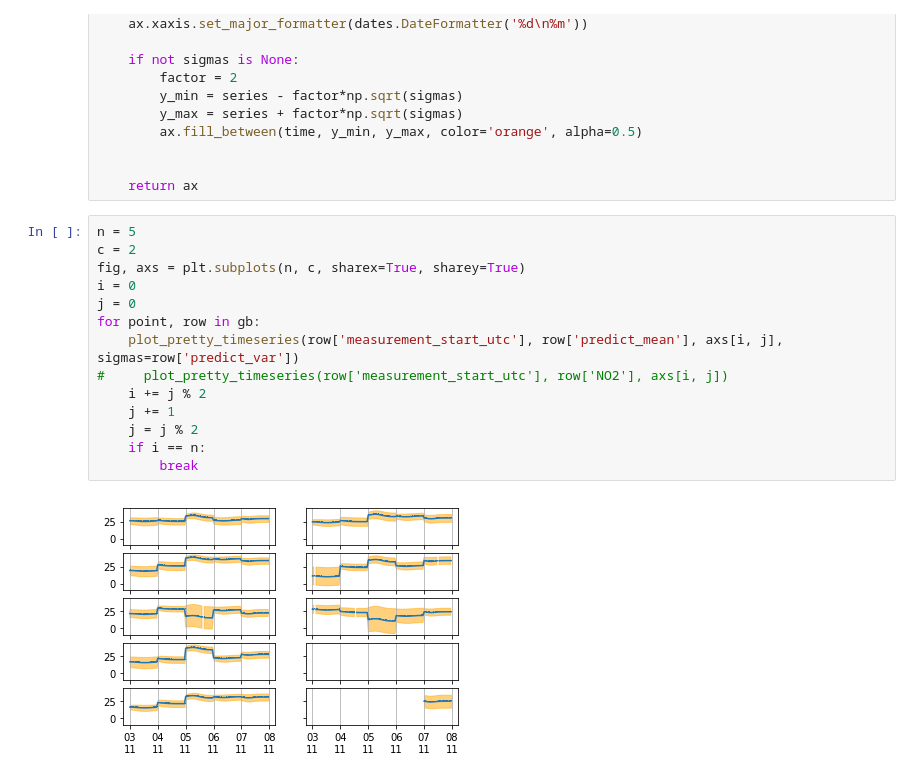
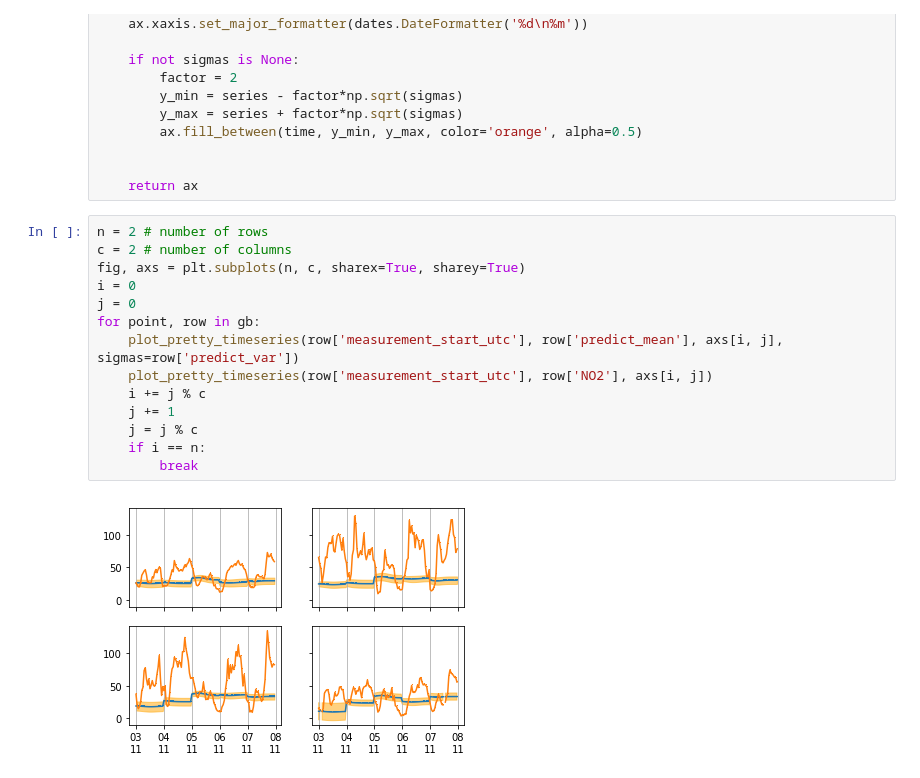
Before and after one commit to alan-turing-institute/clean-air-infrastructure, a Jupyter notebook: validation/plot_validation.ipynb, the cells around one changed output. Drawn from its saved outputs; the diff is of its cells as text.

```diff
--- a/validation/plot_validation.ipynb
+++ b/validation/plot_validation.ipynb
@@ -54,18 +54,18 @@ def plot_pretty_timeseries(time, series, ax, sigmas=None):
 
     return ax
 # %%
-n = 5
-c = 2
+n = 2 # number of rows
+c = 2 # number of columns
 fig, axs = plt.subplots(n, c, sharex=True, sharey=True)
 i = 0
 j = 0
 for point, row in gb:
     plot_pretty_timeseries(row['measurement_start_utc'], row['predict_mean'], axs[i, j], sigmas=row['predict_var'])
-#     plot_pretty_timeseries(row['measurement_start_utc'], row['NO2'], axs[i, j])
-    i += j % 2
+    plot_pretty_timeseries(row['measurement_start_utc'], row['NO2'], axs[i, j])
+    i += j % c
     j += 1
-    j = j % 2
+    j = j % c
     if i == n:
         break
 # %% [output]
-[figure, old version]
+[figure, new version]
```
Also changed, not shown: 2 other files.
